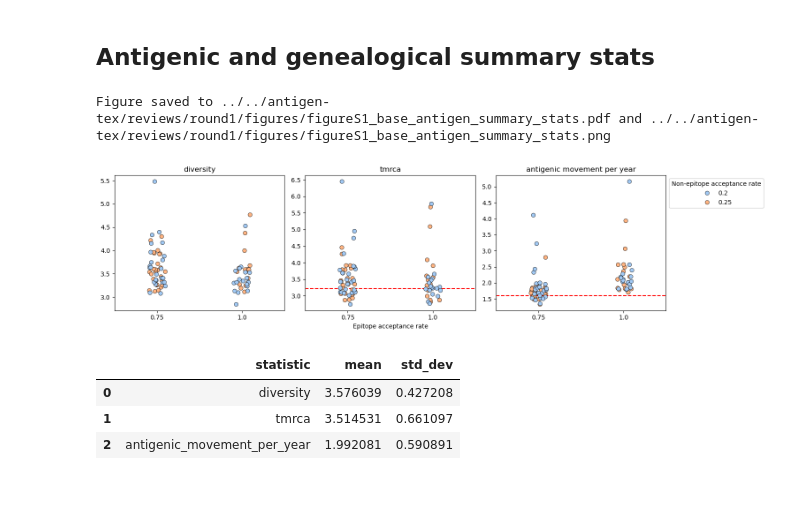
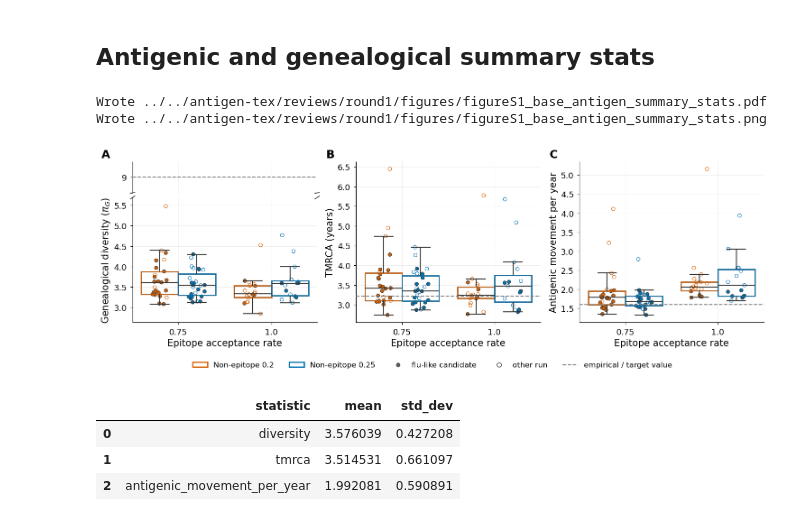
Before and after one commit to matsengrp/antigen-forecasting, a Jupyter notebook: notebooks/manuscript-figure-S1-and-S2-sim-summary-stats.ipynb, the cells around one changed output. Cells and saved outputs as stored; diff of their text form; code cells hidden in the pictures; blank space fills up the shorter version.

```diff
--- a/notebooks/manuscript-figure-S1-and-S2-sim-summary-stats.ipynb
+++ b/notebooks/manuscript-figure-S1-and-S2-sim-summary-stats.ipynb
@@ -97,45 +301,25 @@ base_stats_path = f'{fig_dir}/figureS1_base_antigen_summary_stats'
 # %%
-# Specify the columns you want to plot
-columns_to_plot = ['diversity', 'tmrca', 'antigenic_movement_per_year']
-columns_avgs = [9, 3.22, 1.6, 0.0]
-column_avgs_dict = dict(zip(columns_to_plot, columns_avgs))
-n_rows = 1
-n_cols = 3
+panels_s1 = [
+    {'column': 'diversity',
+     'ylabel': r'Genealogical diversity ($\pi_G$)',
+     'reference': 9.0},
+    {'column': 'tmrca',
+     'ylabel': 'TMRCA (years)',
+     'reference': 3.22},
+    {'column': 'antigenic_movement_per_year',
+     'ylabel': 'Antigenic movement per year',
+     'reference': 1.6},
+]
 
-# Set up a grid of subplots with 1 rows and 3 columns
-fig, axes = plt.subplots(n_rows, n_cols, figsize=(6 * n_cols, 4), sharex=True)
-col_idx = 0
-for i in range(n_cols):
-    column = columns_to_plot[col_idx]
-    col_idx += 1
-    seed_jitter()
-    sns.stripplot(x='epitope_acceptance', y=column, hue='non_epitope_acceptance', data=filtered_stats_df, ax=axes[i],
-                  jitter=True, size=6.5, edgecolor='black', linewidth=0.5, palette='pastel')
-    if i > 0:
-        axes[i].axhline(column_avgs_dict[column], ls='--', color='red')
-    axes[i].set_ylabel('')
-    axes[i].set_title(column.replace('_', ' '))
-    axes[i].get_legend().remove()
-    if i == 1:
-        axes[i].set_xlabel('Epitope acceptance rate')
-    else:
-        axes[i].set_xlabel('')
-
-# Add text to upper left corner of first plot
-#axes[0].text(-0.2, 1.05, 'A', transform=axes[0].transAxes, fontsize=16, fontweight='bold', va='top')
-axes[2].legend(loc='upper left', bbox_to_anchor=(1.0, 1.0), title='Non-epitope acceptance rate')
-
-# Layout
-plt.tight_layout(rect=[0, 0, 0.85, 1])
-
-# Save the figure in both PDF and PNG formats and show
-plt.savefig(f'{base_stats_path}.pdf', dpi=300, bbox_inches='tight')
-plt.savefig(f'{base_stats_path}.png', dpi=300, bbox_inches='tight')
-print(f"Figure saved to {base_stats_path}.pdf and {base_stats_path}.png")
-# Show the plot
+fig = build_summary_figure(completed_stats_df, panels_s1,
+                           n_rows=1, n_cols=3, figsize=(15.0, 4.6))
+for ext in ('pdf', 'png'):
+    fig.savefig(f'{base_stats_path}.{ext}', dpi=300, bbox_inches='tight')
+    print(f'Wrote {base_stats_path}.{ext}')
 plt.show()
 # %% [output]
-Figure saved to ../../antigen-tex/reviews/round1/figures/figureS1_base_antigen_summary_stats.pdf and ../../antigen-tex/reviews/round1/figures/figureS1_base_antigen_summary_stats.png
+Wrote ../../antigen-tex/reviews/round1/figures/figureS1_base_antigen_summary_stats.pdf
+Wrote ../../antigen-tex/reviews/round1/figures/figureS1_base_antigen_summary_stats.png
-[figure, old version]
+[figure, new version]
 # %%
 # Example usage
```
Also changed, not shown: parts of 6 cells of this notebook, 4 other files.
